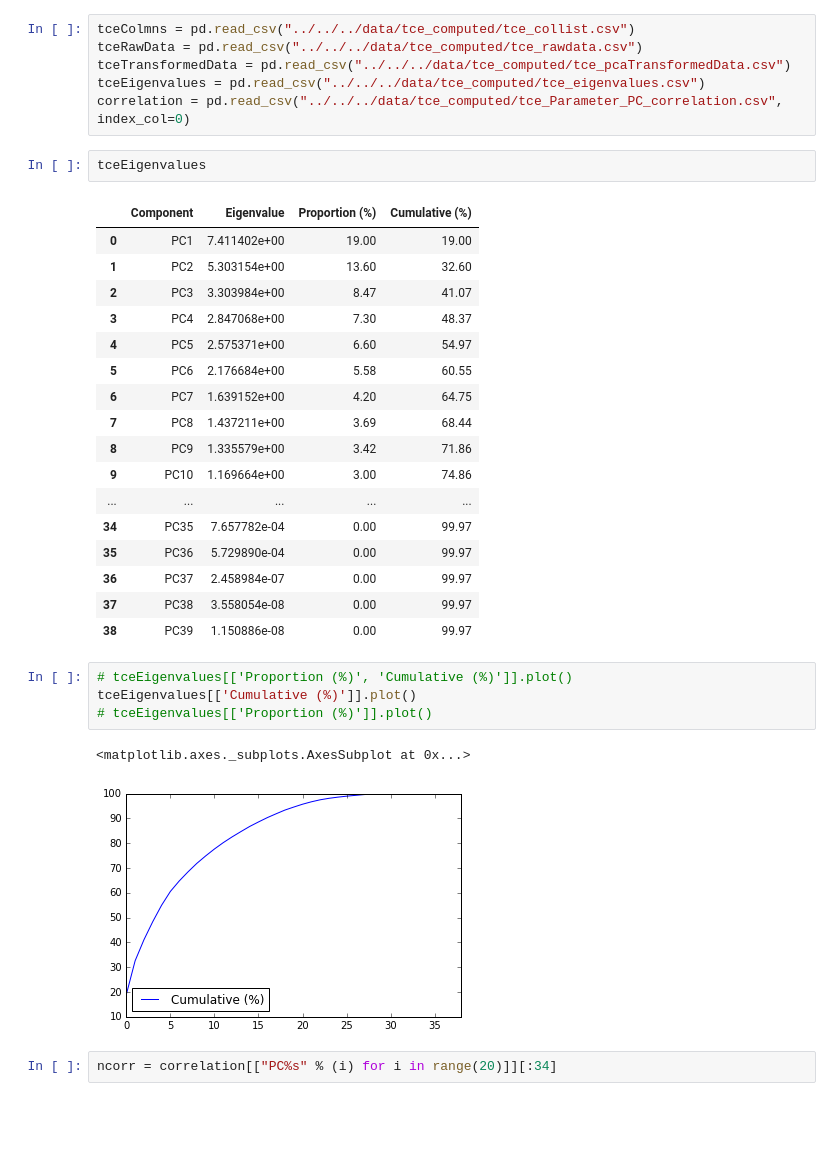
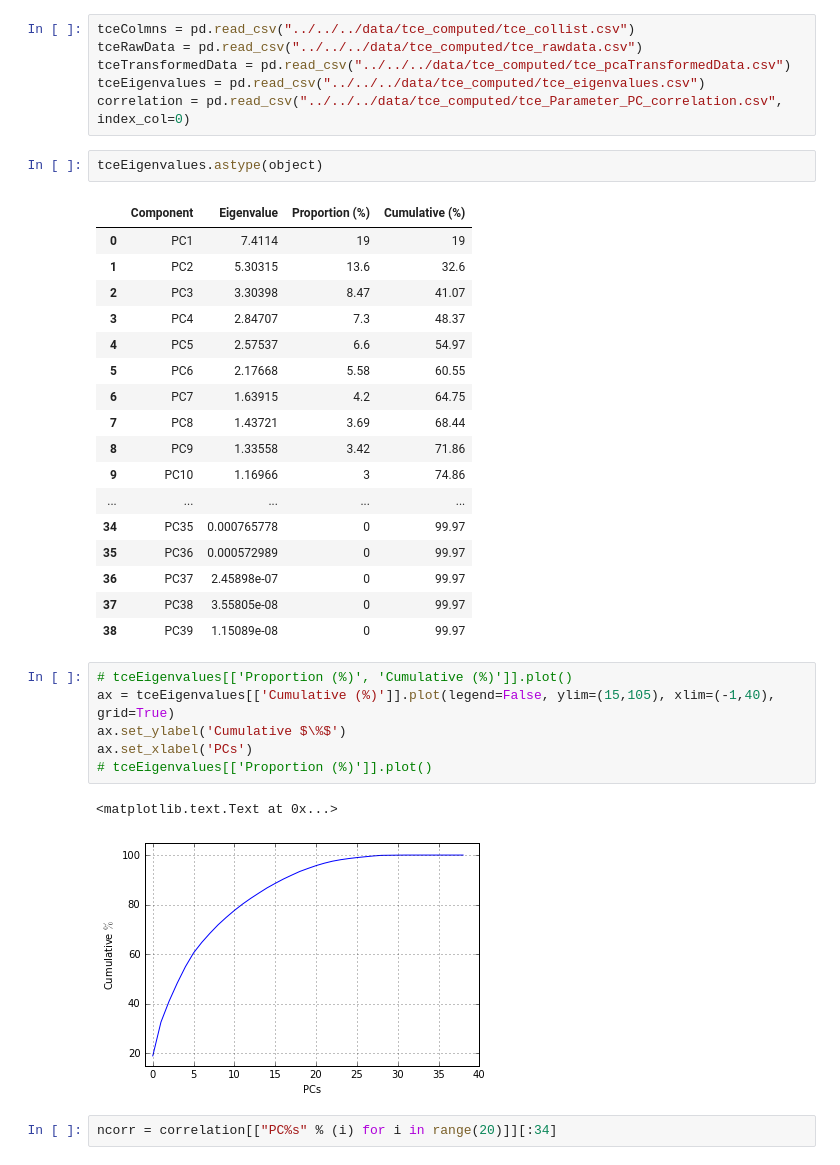
Before and after one commit to ppeiris/kepler, a Jupyter notebook: src/tce/pca/TCE_analysis.ipynb, the cells around one changed output. Drawn from its saved outputs; the diff is of its cells as text; blank space fills up the shorter version.

```diff
--- a/src/tce/pca/TCE_analysis.ipynb
+++ b/src/tce/pca/TCE_analysis.ipynb
@@ -26,32 +26,34 @@ tceTransformedData = pd.read_csv("../../../data/tce_computed/tce_pcaTransformedD
 tceEigenvalues = pd.read_csv("../../../data/tce_computed/tce_eigenvalues.csv")
 correlation = pd.read_csv("../../../data/tce_computed/tce_Parameter_PC_correlation.csv", index_col=0)
 # %%
-tceEigenvalues
+tceEigenvalues.astype(object)
 # %% [output]
 |  | Component | Eigenvalue | Proportion (%) | Cumulative (%) |
-| 0 | PC1 | 7.411402e+00 | 19.00 | 19.00 |
-| 1 | PC2 | 5.303154e+00 | 13.60 | 32.60 |
-| 2 | PC3 | 3.303984e+00 | 8.47 | 41.07 |
-| 3 | PC4 | 2.847068e+00 | 7.30 | 48.37 |
-| 4 | PC5 | 2.575371e+00 | 6.60 | 54.97 |
-| 5 | PC6 | 2.176684e+00 | 5.58 | 60.55 |
-| 6 | PC7 | 1.639152e+00 | 4.20 | 64.75 |
-| 7 | PC8 | 1.437211e+00 | 3.69 | 68.44 |
-| 8 | PC9 | 1.335579e+00 | 3.42 | 71.86 |
-| 9 | PC10 | 1.169664e+00 | 3.00 | 74.86 |
+| 0 | PC1 | 7.4114 | 19 | 19 |
+| 1 | PC2 | 5.30315 | 13.6 | 32.6 |
+| 2 | PC3 | 3.30398 | 8.47 | 41.07 |
+| 3 | PC4 | 2.84707 | 7.3 | 48.37 |
+| 4 | PC5 | 2.57537 | 6.6 | 54.97 |
+| 5 | PC6 | 2.17668 | 5.58 | 60.55 |
+| 6 | PC7 | 1.63915 | 4.2 | 64.75 |
+| 7 | PC8 | 1.43721 | 3.69 | 68.44 |
+| 8 | PC9 | 1.33558 | 3.42 | 71.86 |
+| 9 | PC10 | 1.16966 | 3 | 74.86 |
 | ... | ... | ... | ... | ... |
-| 34 | PC35 | 7.657782e-04 | 0.00 | 99.97 |
-| 35 | PC36 | 5.729890e-04 | 0.00 | 99.97 |
-| 36 | PC37 | 2.458984e-07 | 0.00 | 99.97 |
-| 37 | PC38 | 3.558054e-08 | 0.00 | 99.97 |
-| 38 | PC39 | 1.150886e-08 | 0.00 | 99.97 |
+| 34 | PC35 | 0.000765778 | 0 | 99.97 |
+| 35 | PC36 | 0.000572989 | 0 | 99.97 |
+| 36 | PC37 | 2.45898e-07 | 0 | 99.97 |
+| 37 | PC38 | 3.55805e-08 | 0 | 99.97 |
+| 38 | PC39 | 1.15089e-08 | 0 | 99.97 |
 # %%
 # tceEigenvalues[['Proportion (%)', 'Cumulative (%)']].plot()
-tceEigenvalues[['Cumulative (%)']].plot()
+ax = tceEigenvalues[['Cumulative (%)']].plot(legend=False, ylim=(15,105), xlim=(-1,40), grid=True)
+ax.set_ylabel('Cumulative $\%$')
+ax.set_xlabel('PCs')
 # tceEigenvalues[['Proportion (%)']].plot()
 # %% [output]
-<matplotlib.axes._subplots.AxesSubplot at 0x...>
+<matplotlib.text.Text at 0x...>
-[figure, old version]
+[figure, new version]
 # %%
 ncorr = correlation[["PC%s" % (i) for i in range(20)]][:34]
 # %%
```
Also changed, not shown: parts of 3 cells of this notebook, 12 other files.
